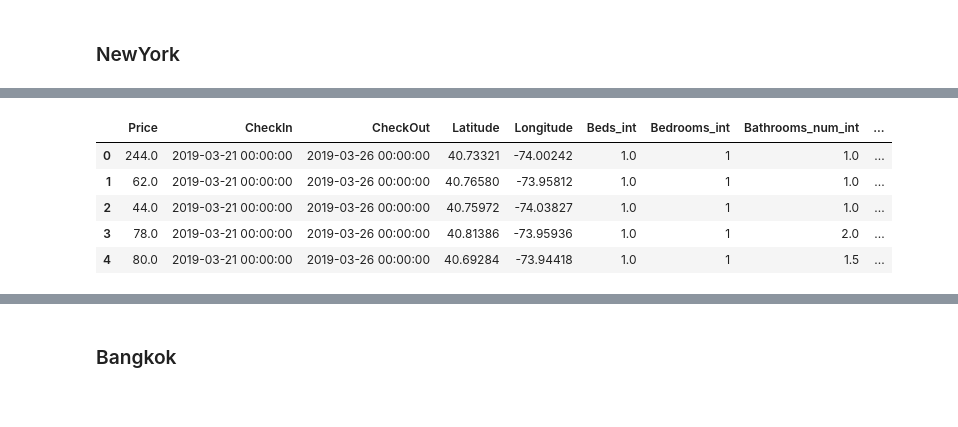
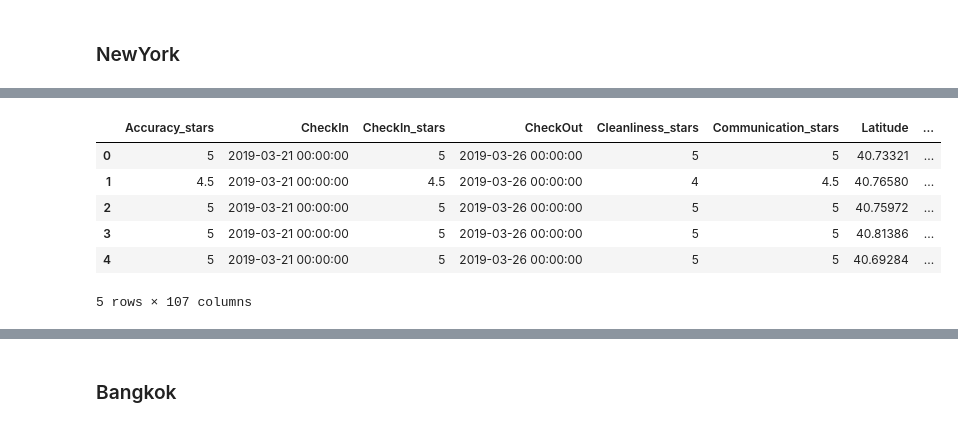
Before and after one commit to nickbent/AirBnB, a Jupyter notebook: notebooks/Data Cleaning.ipynb, the cells around one changed output, grey strips where cells are left out. Saved outputs shown, nothing was run; the diff lists cells and outputs as text; code cells hidden in the pictures.

```diff
--- a/notebooks/Data Cleaning.ipynb
+++ b/notebooks/Data Cleaning.ipynb
@@ -1104,3 +1190,5 @@ array(['queen', 'single', None, 'king', 'double', 'bunk', 'couch', 'sofa',
+# %%
+NewYorkData.drop(['BedType','couch,', 'couches'],axis=1, inplace=True)
 # %% [markdown]
 ### Amenities
 # %%
@@ -1151,3 +1239,5 @@ NewYorkData.Amenities_mod[0]
  'Patio or balcony',
  'Carbon monoxide detector',
  'Smoke detector']
+# %%
+NewYorkData=encode_amenities(NewYorkData)
@@ -1154,3 +1254,7 @@ NewYorkData.Amenities_mod[0]
+# %%
+NewYorkData.drop(['Amenities'],axis=1, inplace = True)
+# %%
+NewYorkData.drop(['Title','EntireHomeVsRoom','Bedrooms_no','Beds_no','Bathrooms_num','Sleeping_engagment','Review'],axis=1 ,inplace = True)
 # %% [markdown]
 ### Bangkok
 # %% [markdown]
@@ -1492,9 +1606,10 @@ NewYorkData_clean = NewYorkData[['Price','CheckIn','CheckOut','Latitude','Longit
 # %%
-NewYorkData_clean.head()
+NewYorkData.head()
 # %% [output]
-|  | Price | CheckIn | CheckOut | Latitude | Longitude | Beds_int | Bedrooms_int | Bathrooms_num_int | ... |
-| 0 | 244.0 | 2019-03-21 00:00:00 | 2019-03-26 00:00:00 | 40.73321 | -74.00242 | 1.0 | 1 | 1.0 | ... |
-| 1 | 62.0 | 2019-03-21 00:00:00 | 2019-03-26 00:00:00 | 40.76580 | -73.95812 | 1.0 | 1 | 1.0 | ... |
-| 2 | 44.0 | 2019-03-21 00:00:00 | 2019-03-26 00:00:00 | 40.75972 | -74.03827 | 1.0 | 1 | 1.0 | ... |
-| 3 | 78.0 | 2019-03-21 00:00:00 | 2019-03-26 00:00:00 | 40.81386 | -73.95936 | 1.0 | 1 | 2.0 | ... |
-| 4 | 80.0 | 2019-03-21 00:00:00 | 2019-03-26 00:00:00 | 40.69284 | -73.94418 | 1.0 | 1 | 1.5 | ... |
+|  | Accuracy_stars | CheckIn | CheckIn_stars | CheckOut | Cleanliness_stars | Communication_stars | Latitude | ... |
+| 0 | 5 | 2019-03-21 00:00:00 | 5 | 2019-03-26 00:00:00 | 5 | 5 | 40.73321 | ... |
+| 1 | 4.5 | 2019-03-21 00:00:00 | 4.5 | 2019-03-26 00:00:00 | 4 | 4.5 | 40.76580 | ... |
+| 2 | 5 | 2019-03-21 00:00:00 | 5 | 2019-03-26 00:00:00 | 5 | 5 | 40.75972 | ... |
+| 3 | 5 | 2019-03-21 00:00:00 | 5 | 2019-03-26 00:00:00 | 5 | 5 | 40.81386 | ... |
+| 4 | 5 | 2019-03-21 00:00:00 | 5 | 2019-03-26 00:00:00 | 5 | 5 | 40.69284 | ... |
+5 rows × 107 columns
```
Also changed, not shown: parts of 98 cells of this notebook, 5 other files.
